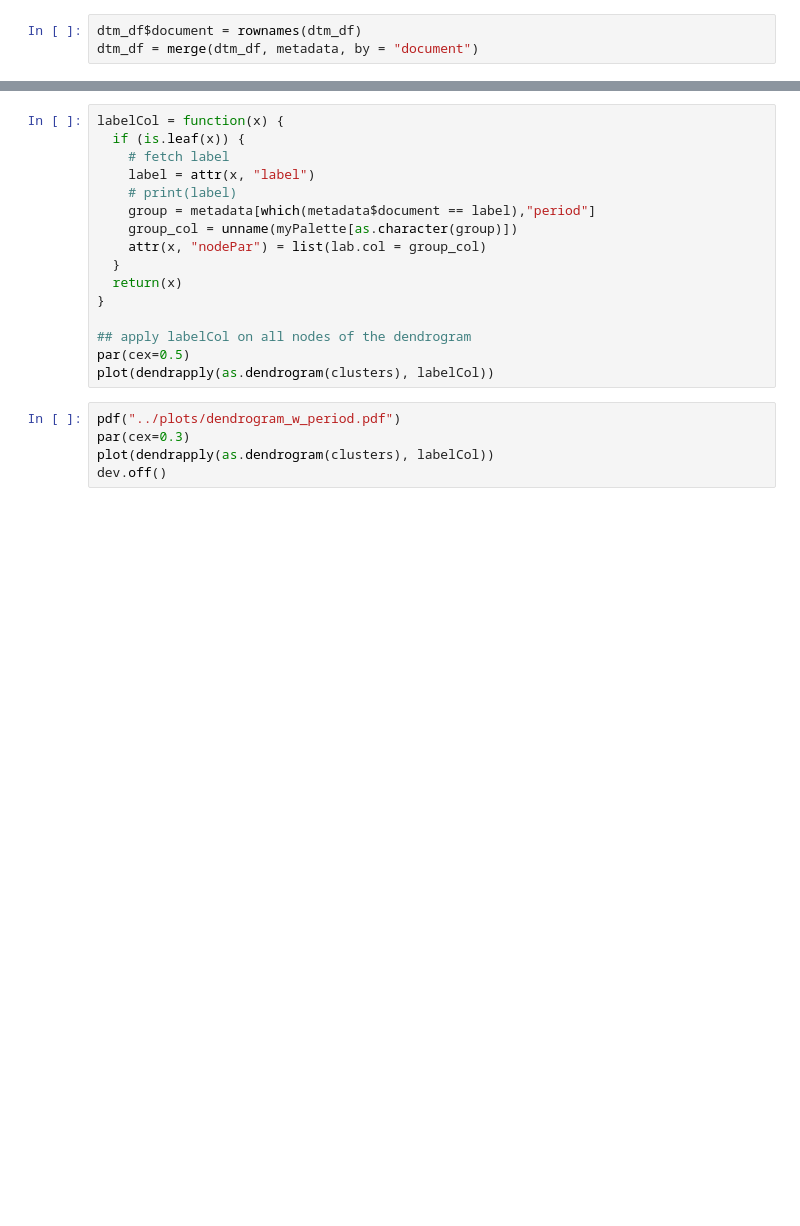
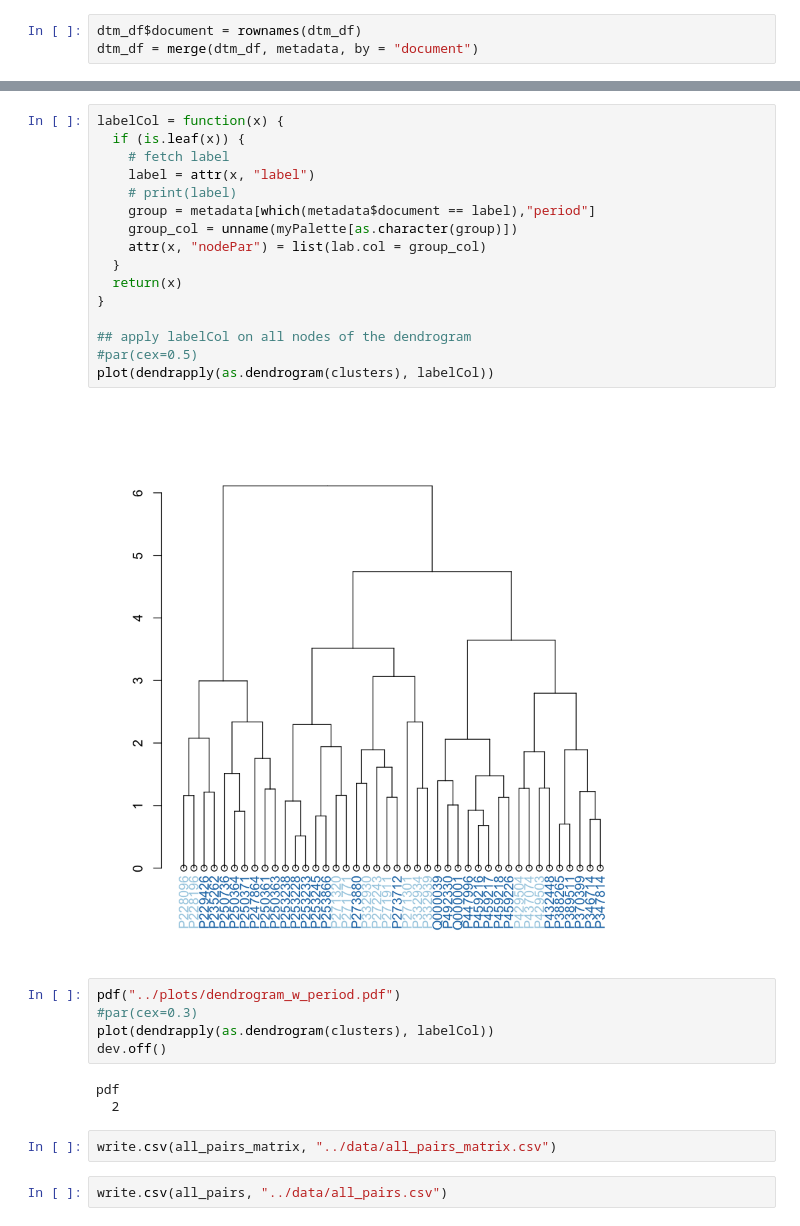
Before and after one commit to ErinBecker/digital-humanities-phylogenetics, a Jupyter notebook: scripts/05_analyze_DTM_R.ipynb, the cells around one changed output, grey strips where cells are left out. Drawn from its saved outputs; the diff is of its cells as text; blank space fills up the shorter version.

```diff
--- a/scripts/05_analyze_DTM_R.ipynb
+++ b/scripts/05_analyze_DTM_R.ipynb
@@ -817,21 +824,30 @@ show_col(myPalette)
 # %%
 labelCol = function(x) {
   if (is.leaf(x)) {
     # fetch label
     label = attr(x, "label")
     # print(label)
     group = metadata[which(metadata$document == label),"period"]
     group_col = unname(myPalette[as.character(group)])
     attr(x, "nodePar") = list(lab.col = group_col)
   }
   return(x)
 }
 
 ## apply labelCol on all nodes of the dendrogram
-par(cex=0.5)
+#par(cex=0.5)
 plot(dendrapply(as.dendrogram(clusters), labelCol))
+# %% [output]
+[figure, added]
 # %%
 pdf("../plots/dendrogram_w_period.pdf")
-par(cex=0.3)
+#par(cex=0.3)
 plot(dendrapply(as.dendrogram(clusters), labelCol))
 dev.off()
+# %% [output]
+pdf
+  2
+# %%
+write.csv(all_pairs_matrix, "../data/all_pairs_matrix.csv")
+# %%
+write.csv(all_pairs, "../data/all_pairs.csv")
```
Also changed, not shown: parts of 3 cells of this notebook, 5 other files.
